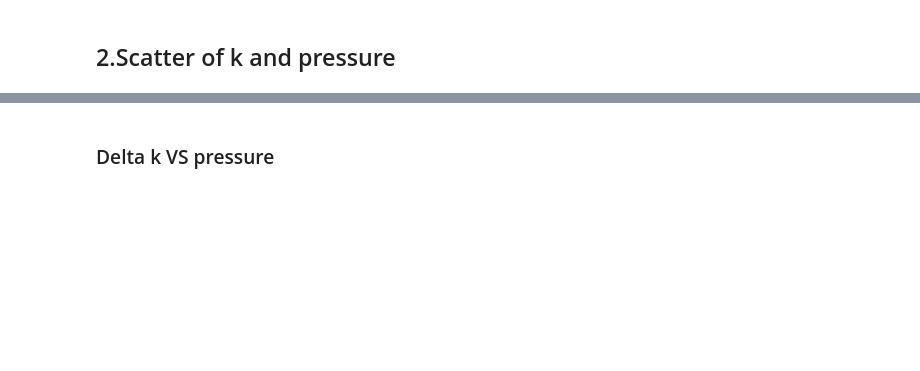
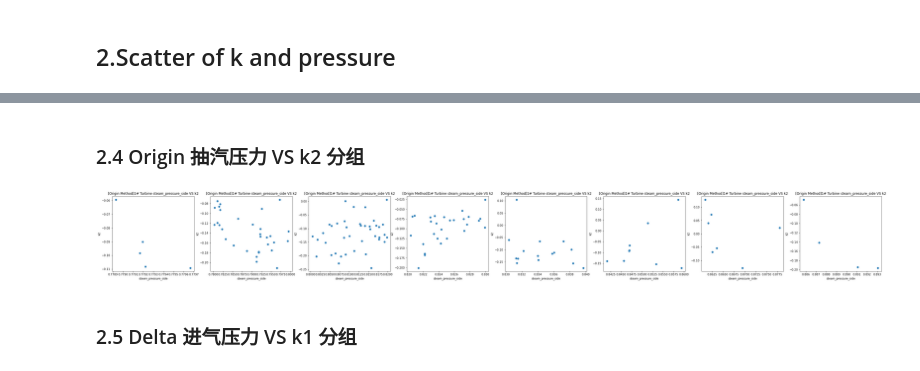
Before and after one commit to wangzhefeng/data-analysis, a Jupyter notebook: eturb_model/src/eturb_m1_regression_parameters_VS_pressure.ipynb, the cells around one changed output, grey strips where cells are left out. Drawn from its saved outputs; the diff is of its cells as text; code cells hidden in the pictures; blank space fills up the shorter version.

```diff
--- a/eturb_model/src/eturb_m1_regression_parameters_VS_pressure.ipynb
+++ b/eturb_model/src/eturb_m1_regression_parameters_VS_pressure.ipynb
@@ -159,2 +256,49 @@ scatter_plot(df_origin, "eturb_m1_steam_pressure_side", "eturb_m1_origin_k2",  i
+# %% [markdown]
+### 2.4 Origin 抽汽压力 VS k2 分组
+# %%
+fig, axs = plt.subplots(figsize = (50, 5))
+plt.subplot(1, 8, 1)
+plt.scatter(temp_df_side_1["eturb_m1_steam_pressure_side"], temp_df_side_1["eturb_m1_origin_k2"])
+plt.title("[Origin Method]1# Turbine steam_pressure_side VS k2")
+plt.xlabel("steam_pressure_side")
+plt.ylabel("k2")
+plt.subplot(1, 8, 2)
+plt.scatter(temp_df_side_2["eturb_m1_steam_pressure_side"], temp_df_side_2["eturb_m1_origin_k2"])
+plt.title("[Origin Method]1# Turbine steam_pressure_side VS k2")
+plt.xlabel("steam_pressure_side")
+plt.ylabel("k2")
+plt.subplot(1, 8, 3)
+plt.scatter(temp_df_side_3["eturb_m1_steam_pressure_side"], temp_df_side_3["eturb_m1_origin_k2"])
+plt.title("[Origin Method]1# Turbine steam_pressure_side VS k2")
+plt.xlabel("steam_pressure_side")
+plt.ylabel("k2")
+plt.subplot(1, 8, 4)
+plt.scatter(temp_df_side_4["eturb_m1_steam_pressure_side"], temp_df_side_4["eturb_m1_origin_k2"])
+plt.title("[Origin Method]1# Turbine steam_pressure_side VS k2")
+plt.xlabel("steam_pressure_side")
+plt.ylabel("k2")
+plt.subplot(1, 8, 5)
+plt.scatter(temp_df_side_5["eturb_m1_steam_pressure_side"], temp_df_side_5["eturb_m1_origin_k2"])
+plt.title("[Origin Method]1# Turbine steam_pressure_side VS k2")
+plt.xlabel("steam_pressure_side")
+plt.ylabel("k2")
+plt.subplot(1, 8, 6)
+plt.scatter(temp_df_side_6["eturb_m1_steam_pressure_side"], temp_df_side_6["eturb_m1_origin_k2"])
+plt.title("[Origin Method]1# Turbine steam_pressure_side VS k2")
+plt.xlabel("steam_pressure_side")
+plt.ylabel("k2")
+plt.subplot(1, 8, 7)
+plt.scatter(temp_df_side_7["eturb_m1_steam_pressure_side"], temp_df_side_7["eturb_m1_origin_k2"])
+plt.title("[Origin Method]1# Turbine steam_pressure_side VS k2")
+plt.xlabel("steam_pressure_side")
+plt.ylabel("k2")
+plt.subplot(1, 8, 8)
+plt.scatter(temp_df_side_8["eturb_m1_steam_pressure_side"], temp_df_side_8["eturb_m1_origin_k2"])
+plt.title("[Origin Method]1# Turbine steam_pressure_side VS k2")
+plt.xlabel("steam_pressure_side")
+plt.ylabel("k2")
+plt.show()
+# %% [output]
+[figure, added]
 # %% [markdown]
-### Delta k VS pressure
+### 2.5 Delta 进气压力 VS k1 分组
```
Also changed, not shown: parts of 33 cells of this notebook.
